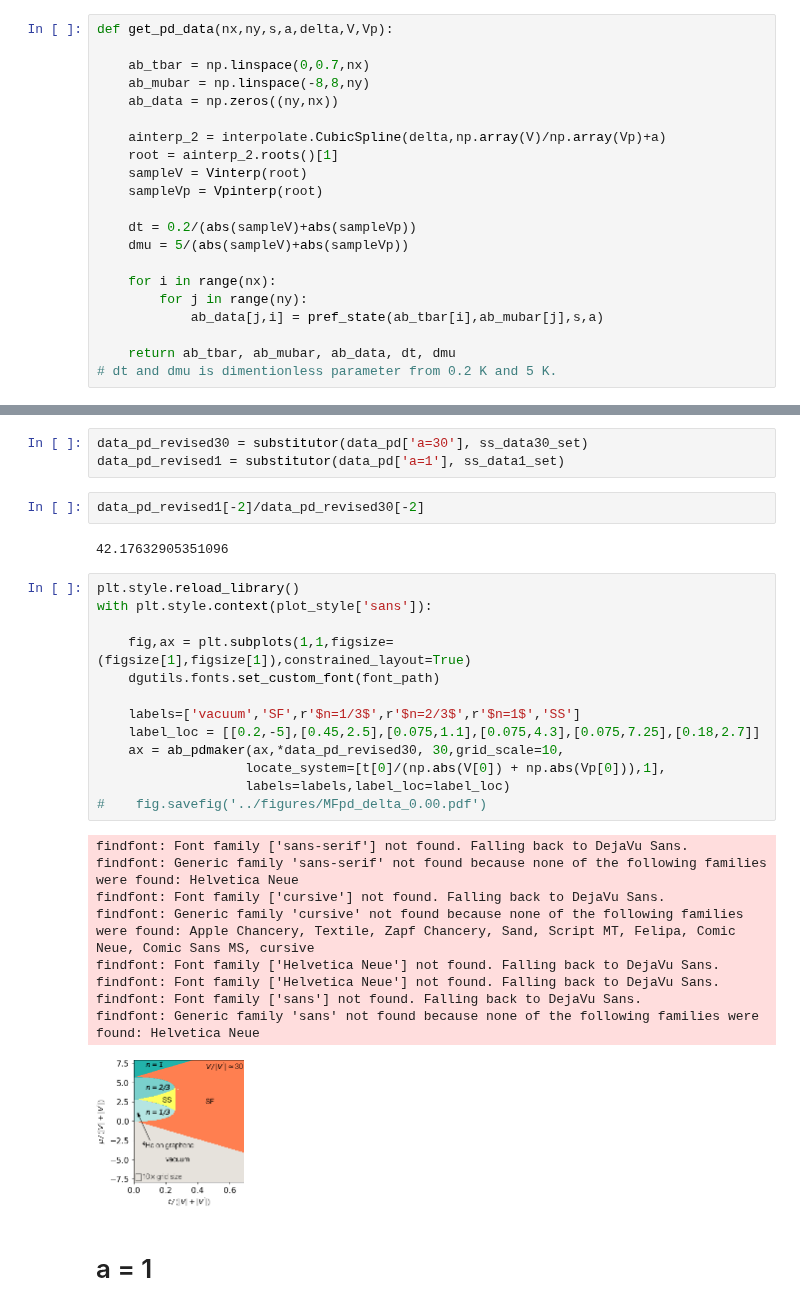
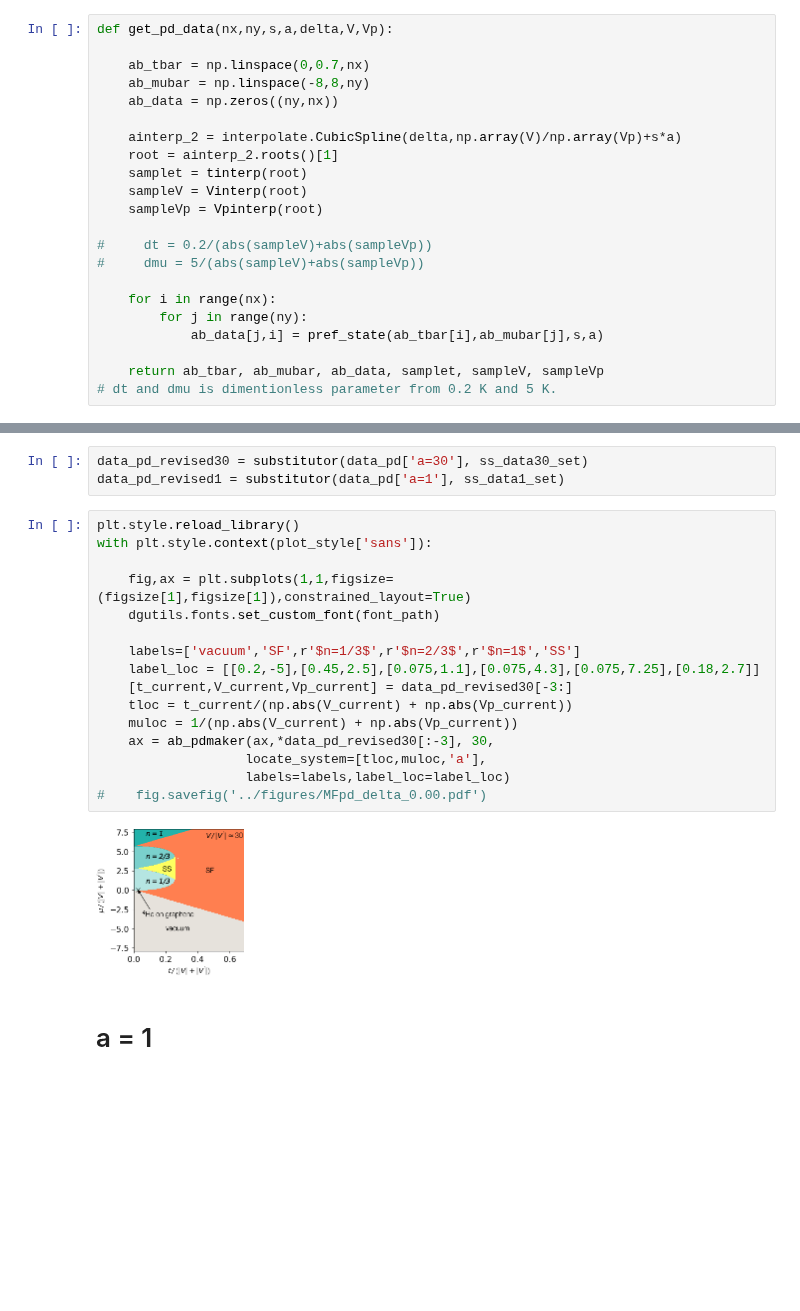
Before and after one commit to DelMaestroGroup/papers-code-Superfluid4HeStrainGraphene, a Jupyter notebook: src/MeanField_python-2022.ipynb, the cells around one changed output, grey strips where cells are left out. Cells and saved outputs as stored; diff of their text form; blank space fills up the shorter version.

```diff
--- a/src/MeanField_python-2022.ipynb
+++ b/src/MeanField_python-2022.ipynb
@@ -201,19 +243,20 @@ def get_pd_data(nx,ny,s,a,delta,V,Vp):
     ab_mubar = np.linspace(-8,8,ny)
     ab_data = np.zeros((ny,nx))
 
-    ainterp_2 = interpolate.CubicSpline(delta,np.array(V)/np.array(Vp)+a)
+    ainterp_2 = interpolate.CubicSpline(delta,np.array(V)/np.array(Vp)+s*a)
     root = ainterp_2.roots()[1]
+    samplet = tinterp(root)
     sampleV = Vinterp(root)
     sampleVp = Vpinterp(root)
 
-    dt = 0.2/(abs(sampleV)+abs(sampleVp))
-    dmu = 5/(abs(sampleV)+abs(sampleVp))
+#     dt = 0.2/(abs(sampleV)+abs(sampleVp))
+#     dmu = 5/(abs(sampleV)+abs(sampleVp))
 
     for i in range(nx):
         for j in range(ny):
             ab_data[j,i] = pref_state(ab_tbar[i],ab_mubar[j],s,a)
 
-    return ab_tbar, ab_mubar, ab_data, dt, dmu
+    return ab_tbar, ab_mubar, ab_data, samplet, sampleV, sampleVp
 # dt and dmu is dimentionless parameter from 0.2 K and 5 K.
 # %%
 # Supersolid part
@@ -333,33 +376,24 @@ def substitutor(data_set, ssdata_set):
 # %%
 data_pd_revised30 = substitutor(data_pd['a=30'], ss_data30_set)
 data_pd_revised1 = substitutor(data_pd['a=1'], ss_data1_set)
-# %%
-data_pd_revised1[-2]/data_pd_revised30[-2]
-# %% [output]
-42.17632905351096
 # %%
 plt.style.reload_library()
 with plt.style.context(plot_style['sans']):
 
     fig,ax = plt.subplots(1,1,figsize=(figsize[1],figsize[1]),constrained_layout=True)
     dgutils.fonts.set_custom_font(font_path)
 
     labels=['vacuum','SF',r'$n=1/3$',r'$n=2/3$',r'$n=1$','SS']
     label_loc = [[0.2,-5],[0.45,2.5],[0.075,1.1],[0.075,4.3],[0.075,7.25],[0.18,2.7]]
-    ax = ab_pdmaker(ax,*data_pd_revised30, 30,grid_scale=10,
-                   locate_system=[t[0]/(np.abs(V[0]) + np.abs(Vp[0])),1],
+    [t_current,V_current,Vp_current] = data_pd_revised30[-3:]
+    tloc = t_current/(np.abs(V_current) + np.abs(Vp_current))
+    muloc = 1/(np.abs(V_current) + np.abs(Vp_current))
+    ax = ab_pdmaker(ax,*data_pd_revised30[:-3], 30,
+                   locate_system=[tloc,muloc,'a'],
                    labels=labels,label_loc=label_loc)
 #    fig.savefig('../figures/MFpd_delta_0.00.pdf')
 # %% [output]
-findfont: Font family ['sans-serif'] not found. Falling back to DejaVu Sans.
-findfont: Generic family 'sans-serif' not found because none of the following families were found: Helvetica Neue
-findfont: Font family ['cursive'] not found. Falling back to DejaVu Sans.
-findfont: Generic family 'cursive' not found because none of the following families were found: Apple Chancery, Textile, Zapf Chancery, Sand, Script MT, Felipa, Comic Neue, Comic Sans MS, cursive
-findfont: Font family ['Helvetica Neue'] not found. Falling back to DejaVu Sans.
-findfont: Font family ['Helvetica Neue'] not found. Falling back to DejaVu Sans.
-findfont: Font family ['sans'] not found. Falling back to DejaVu Sans.
-findfont: Generic family 'sans' not found because none of the following families were found: Helvetica Neue
-[figure, old version]
+[figure, new version]
 # %% [markdown]
 # a = 1
 # %% [markdown]
```
Also changed, not shown: parts of 5 cells of this notebook.
